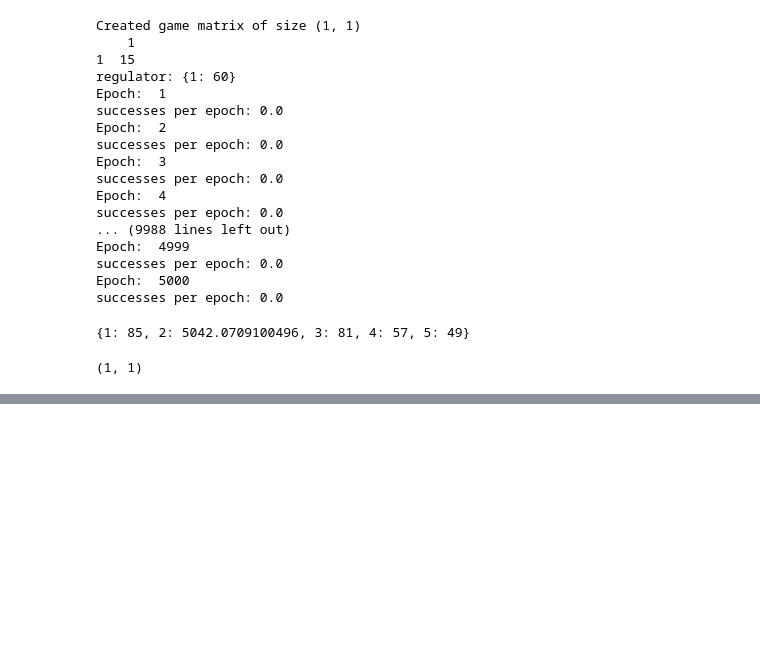
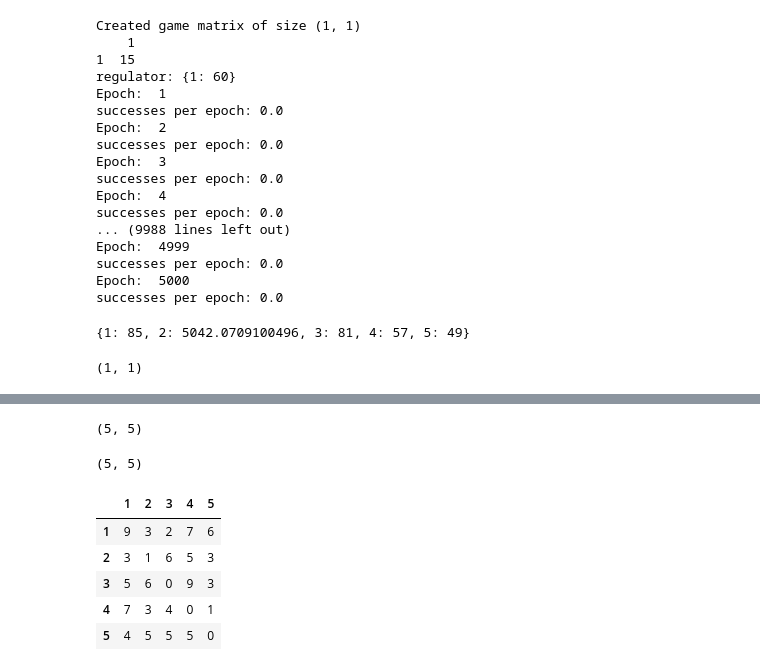
Before and after one commit to CameronBeebe/Cybernetics, a Jupyter notebook: test.ipynb, the cells around one changed output, grey strips where cells are left out. Drawn from its saved outputs; the diff is of its cells as text; code cells hidden in the pictures; blank space fills up the shorter version.

```diff
--- a/test.ipynb
+++ b/test.ipynb
@@ -182,0 +180,2 @@ size[0]
+# %%
+a.train()
@@ -182,0 +200,17 @@ size[0]
+# %%
+a.game_size
+# %% [output]
+(5, 5)
+# %%
+a.game.shape
+# %% [output]
+(5, 5)
+# %%
+a.game
+# %% [output]
+|  | 1 | 2 | 3 | 4 | 5 |
+| 1 | 9 | 3 | 2 | 7 | 6 |
+| 2 | 3 | 1 | 6 | 5 | 3 |
+| 3 | 5 | 6 | 0 | 9 | 3 |
+| 4 | 7 | 3 | 4 | 0 | 1 |
+| 5 | 4 | 5 | 5 | 5 | 0 |
```
Also changed, not shown: parts of 12 cells of this notebook.
